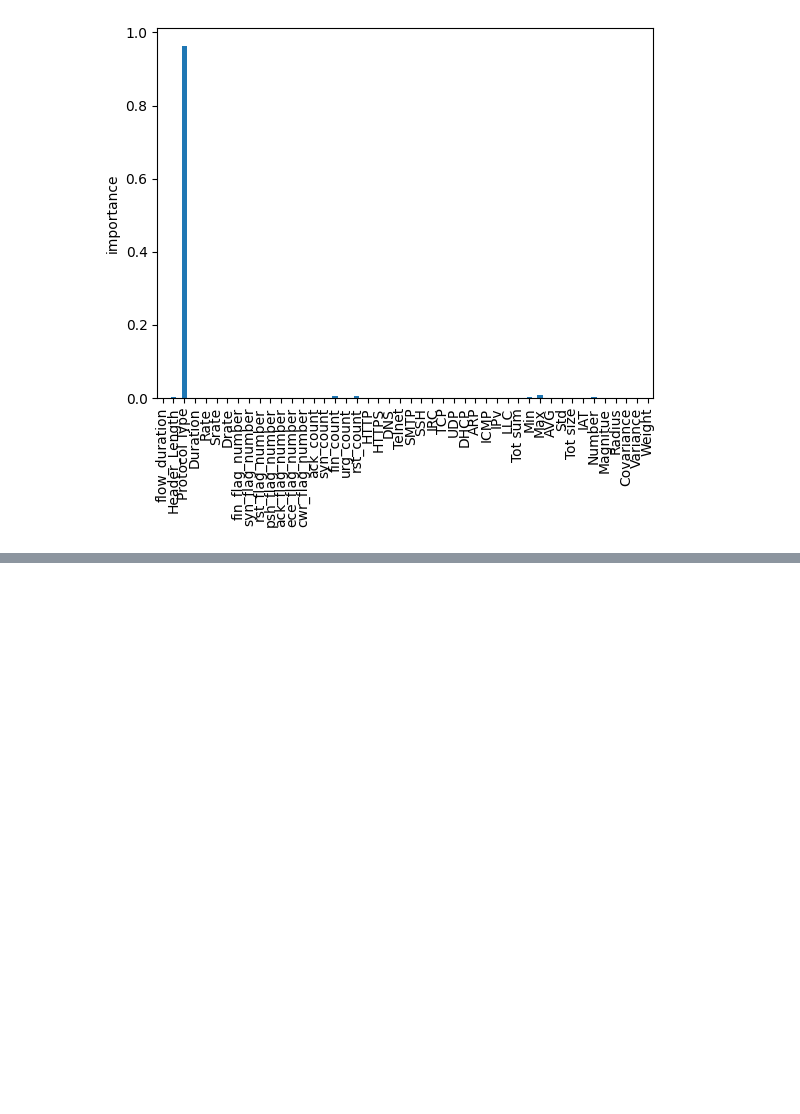
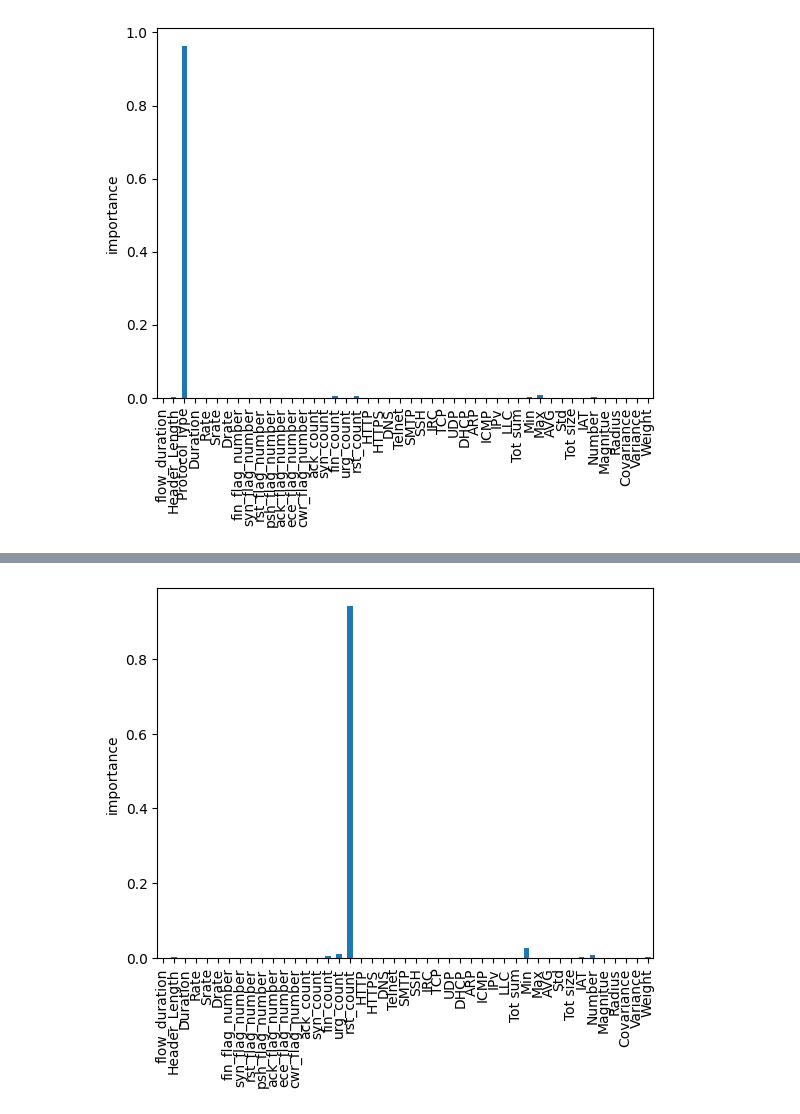
Before and after one commit to Antech15/LAEP-Project, a Jupyter notebook: LAEP_Project.ipynb, the cells around one changed output, grey strips where cells are left out. Cells and saved outputs as stored; diff of their text form; code cells hidden in the pictures; blank space fills up the shorter version.

```diff
--- a/LAEP_Project.ipynb
+++ b/LAEP_Project.ipynb
@@ -192,0 +246,7 @@ plt.ylabel('importance');
+# %%
+importance = model2.feature_importances_
+feature_importance = pd.Series(importance, index = X.columns)
+feature_importance.plot(kind = 'bar')
+plt.ylabel('importance');
+# %% [output]
+[figure, added]
```
Also changed, not shown: parts of 9 cells of this notebook.
